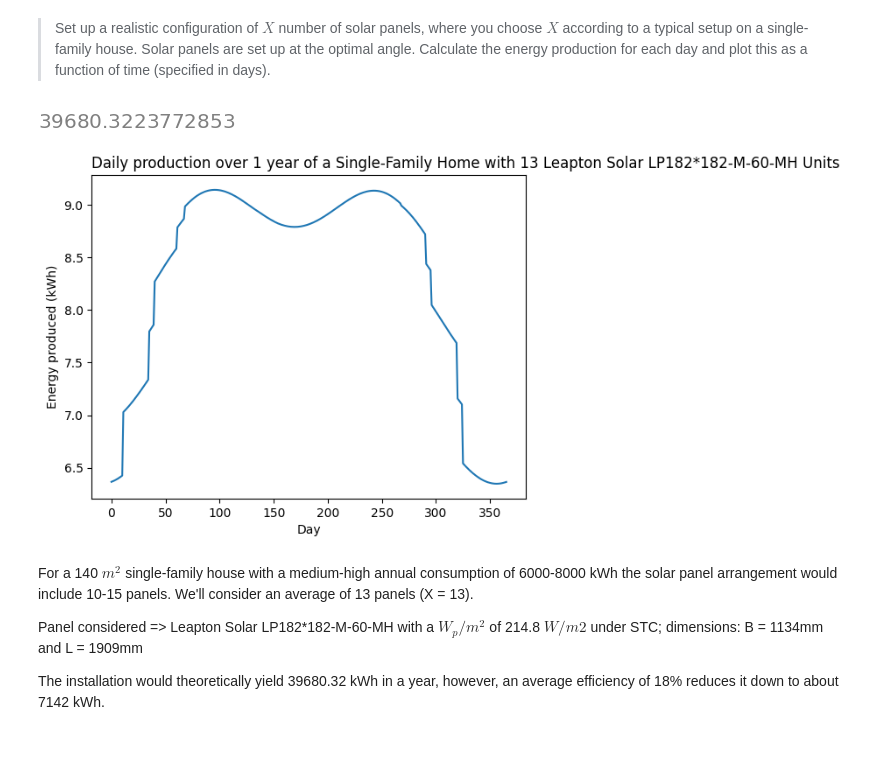
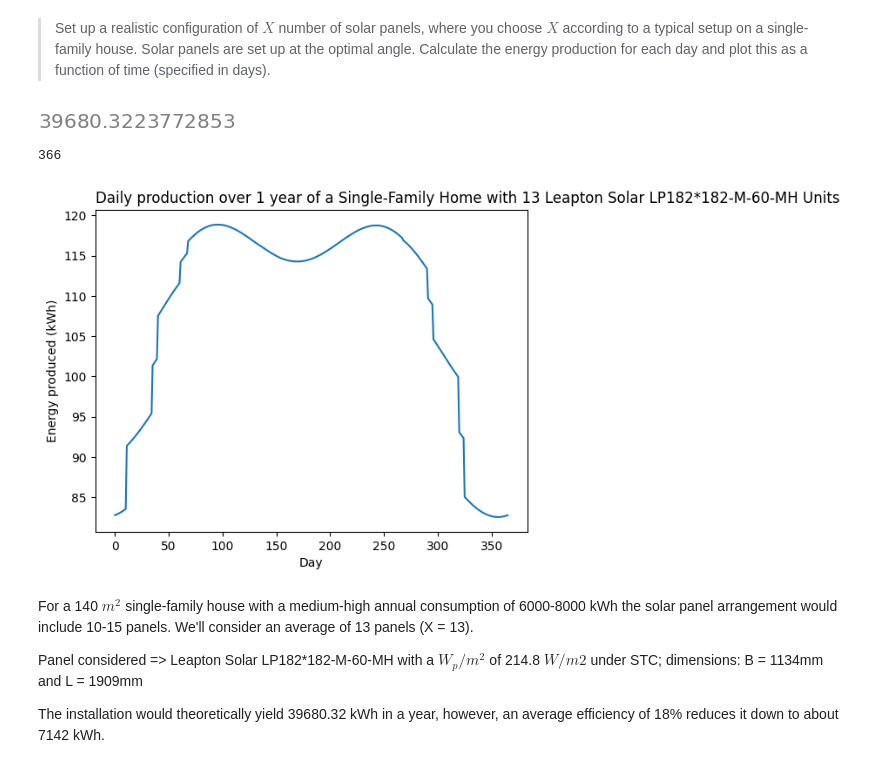
Before and after one commit to Romultra/Ultra-solar-panels, a Jupyter notebook: Questions.ipynb, the cells around one changed output. Drawn from its saved outputs; the diff is of its cells as text; code cells hidden in the pictures.

```diff
--- a/Questions.ipynb
+++ b/Questions.ipynb
@@ -496,17 +427,19 @@ plt.show()
 # %%
 sunpos = site.get_solarposition(times)
 result = flux_function_daily_prod(180, 39, 0.5, 1.134, 1.909, sunpos)
 display((13*result[0]))
 
 plt.title("Daily production over 1 year of a Single-Family Home with 13 Leapton Solar LP182*182-M-60-MH Units", loc = 'left')
 plt.xlabel("Day")
 plt.ylabel("Energy produced (kWh)")
 
-plt.plot(result[1])
+print(len(result[1]))
+plt.plot(np.multiply(result[1], 13))
 plt.show()
 # %% [output]
 [figure]
+366
-[figure, old version]
+[figure, new version]
 # %% [markdown]
 For a 140 $m^2$ single-family house with a medium-high annual consumption of 6000-8000 kWh the solar panel arrangement would include 10-15 panels. We'll consider an average of 13 panels (X = 13).
 
```
Also changed, not shown: parts of 9 cells of this notebook, 14 other files.
